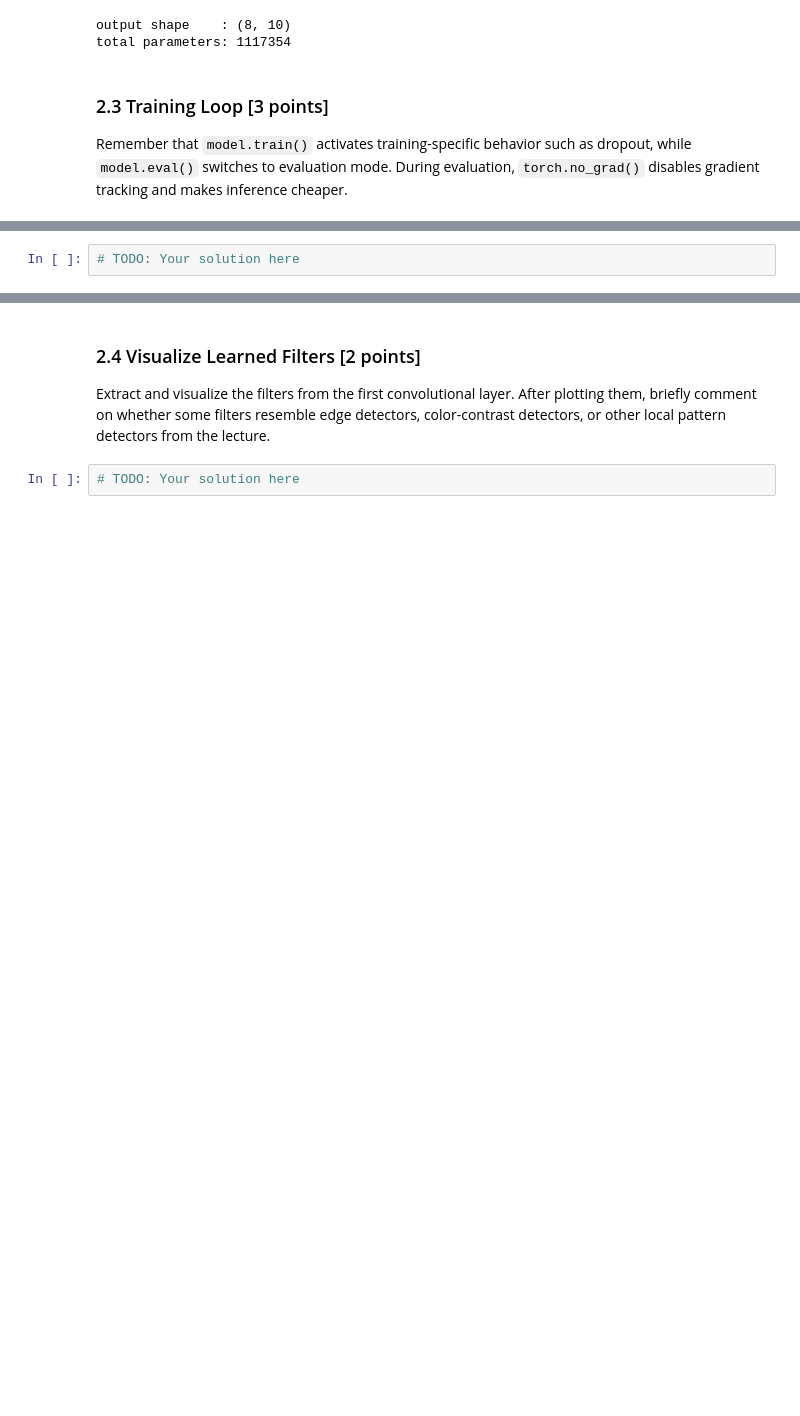
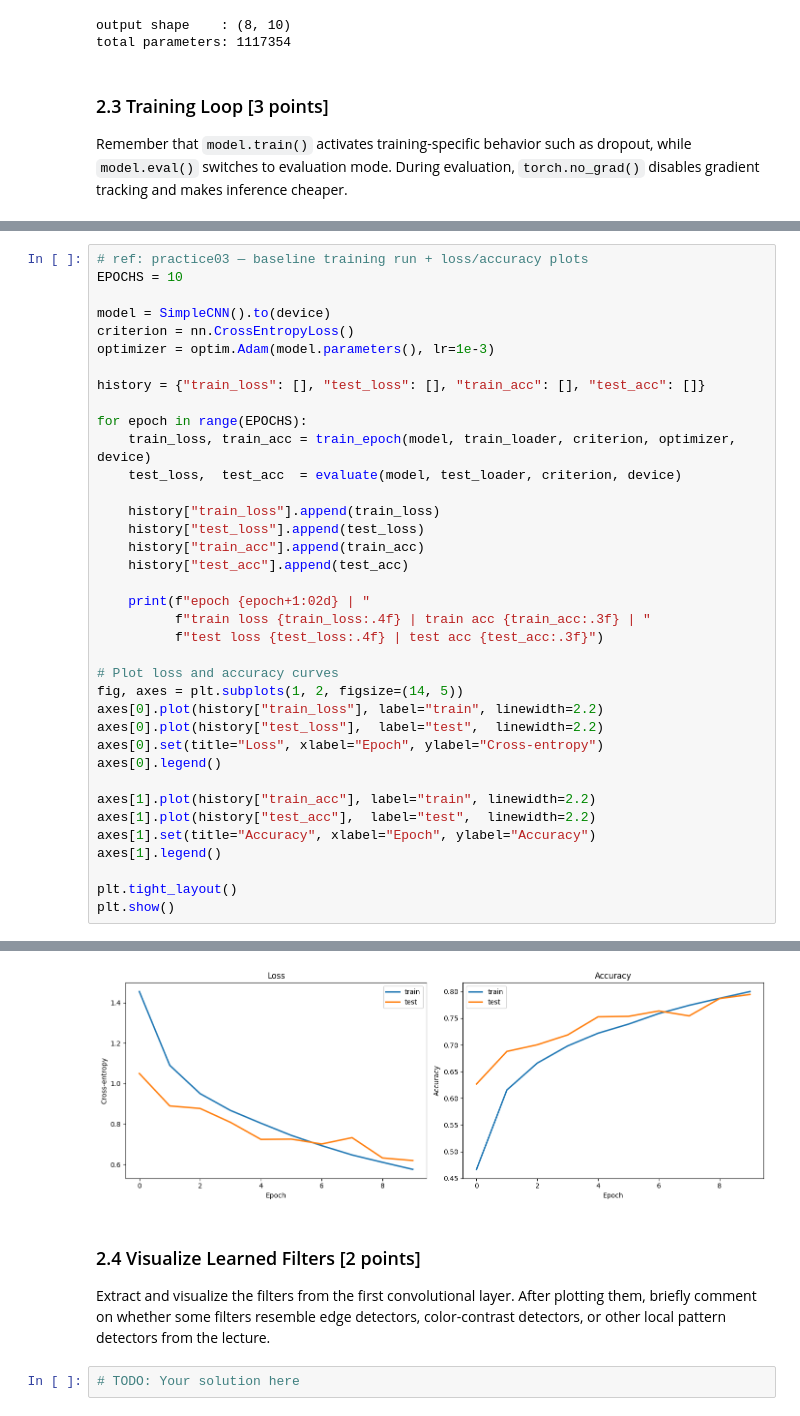
Before and after one commit to MustafaNatur/Introduction-to-Deep-Learning-course, a Jupyter notebook: exercise03-cnn/exercise03-cnn.ipynb, the cells around one changed output, grey strips where cells are left out. Drawn from its saved outputs; the diff is of its cells as text; blank space fills up the shorter version.

```diff
--- a/exercise03-cnn/exercise03-cnn.ipynb
+++ b/exercise03-cnn/exercise03-cnn.ipynb
@@ -341,2 +372,38 @@ def evaluate(model, loader, criterion, device):
 # %%
-# TODO: Your solution here
+# ref: practice03 — baseline training run + loss/accuracy plots
+EPOCHS = 10
+
+model = SimpleCNN().to(device)
+criterion = nn.CrossEntropyLoss()
+optimizer = optim.Adam(model.parameters(), lr=1e-3)
+
+history = {"train_loss": [], "test_loss": [], "train_acc": [], "test_acc": []}
+
+for epoch in range(EPOCHS):
+    train_loss, train_acc = train_epoch(model, train_loader, criterion, optimizer, device)
+    test_loss,  test_acc  = evaluate(model, test_loader, criterion, device)
+
+    history["train_loss"].append(train_loss)
+    history["test_loss"].append(test_loss)
+    history["train_acc"].append(train_acc)
+    history["test_acc"].append(test_acc)
+
+    print(f"epoch {epoch+1:02d} | "
+          f"train loss {train_loss:.4f} | train acc {train_acc:.3f} | "
+          f"test loss {test_loss:.4f} | test acc {test_acc:.3f}")
+
+# Plot loss and accuracy curves
+fig, axes = plt.subplots(1, 2, figsize=(14, 5))
+axes[0].plot(history["train_loss"], label="train", linewidth=2.2)
+axes[0].plot(history["test_loss"],  label="test",  linewidth=2.2)
+axes[0].set(title="Loss", xlabel="Epoch", ylabel="Cross-entropy")
+axes[0].legend()
+
+axes[1].plot(history["train_acc"], label="train", linewidth=2.2)
+axes[1].plot(history["test_acc"],  label="test",  linewidth=2.2)
+axes[1].set(title="Accuracy", xlabel="Epoch", ylabel="Accuracy")
+axes[1].legend()
+
+plt.tight_layout()
+plt.show()
+# %% [output]
@@ -343,3 +420,4 @@ def evaluate(model, loader, criterion, device):
+[figure, added]
 # %% [markdown]
 ### 2.4 Visualize Learned Filters \[2 points\]
 
```
Also changed, not shown: parts of 2 cells of this notebook.
